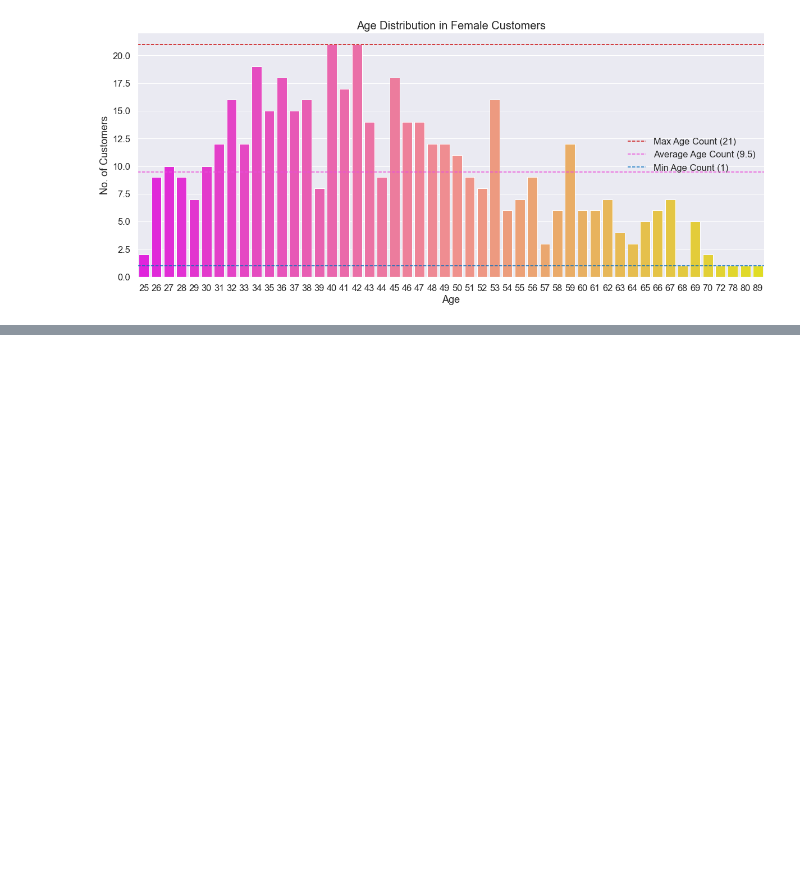
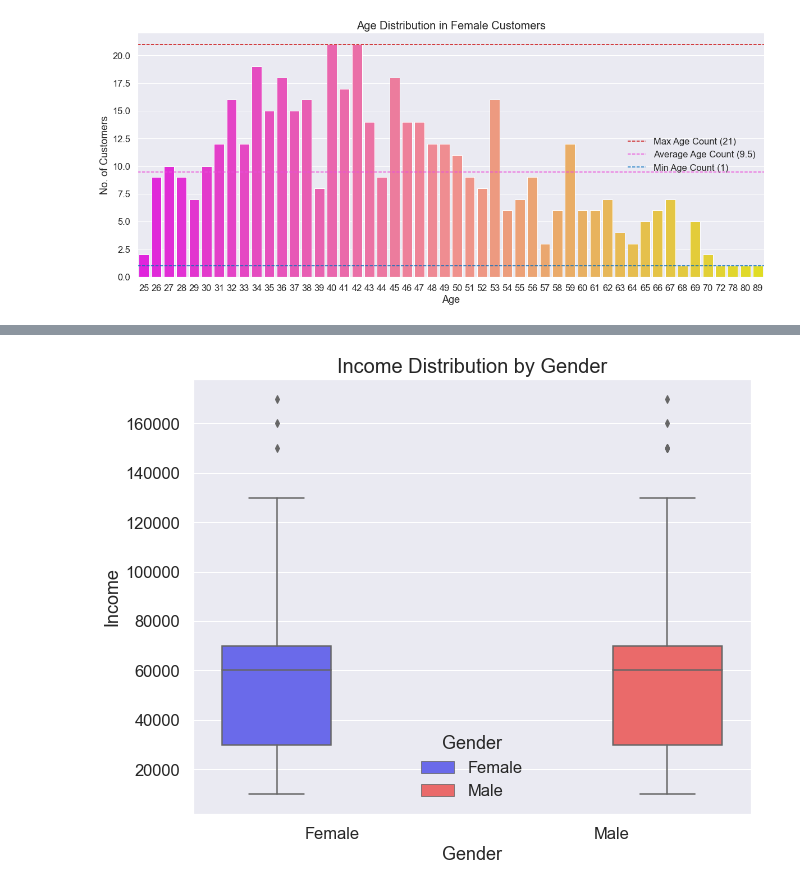
Before and after one commit to balachander712/customer-segmentation, a Jupyter notebook: customer-segmentation.ipynb, the cells around one changed output, grey strips where cells are left out. Saved outputs shown, nothing was run; the diff lists cells and outputs as text; code cells hidden in the pictures; blank space fills up the shorter version.

```diff
--- a/customer-segmentation.ipynb
+++ b/customer-segmentation.ipynb
@@ -535,0 +614,10 @@ plt.show()
+# %%
+fig, ax = plt.subplots(figsize=(10,8))
+sns.set(font_scale=1.5)
+ax = sns.boxplot(x=data['Gender'], y=data["Income"], hue=data['Gender'], palette='seismic')
+ax.set_ylabel('Income')
+
+plt.title('Income Distribution by Gender', fontsize = 20)
+plt.show()
+# %% [output]
+[figure, added]
```
Also changed, not shown: parts of 31 cells of this notebook.
